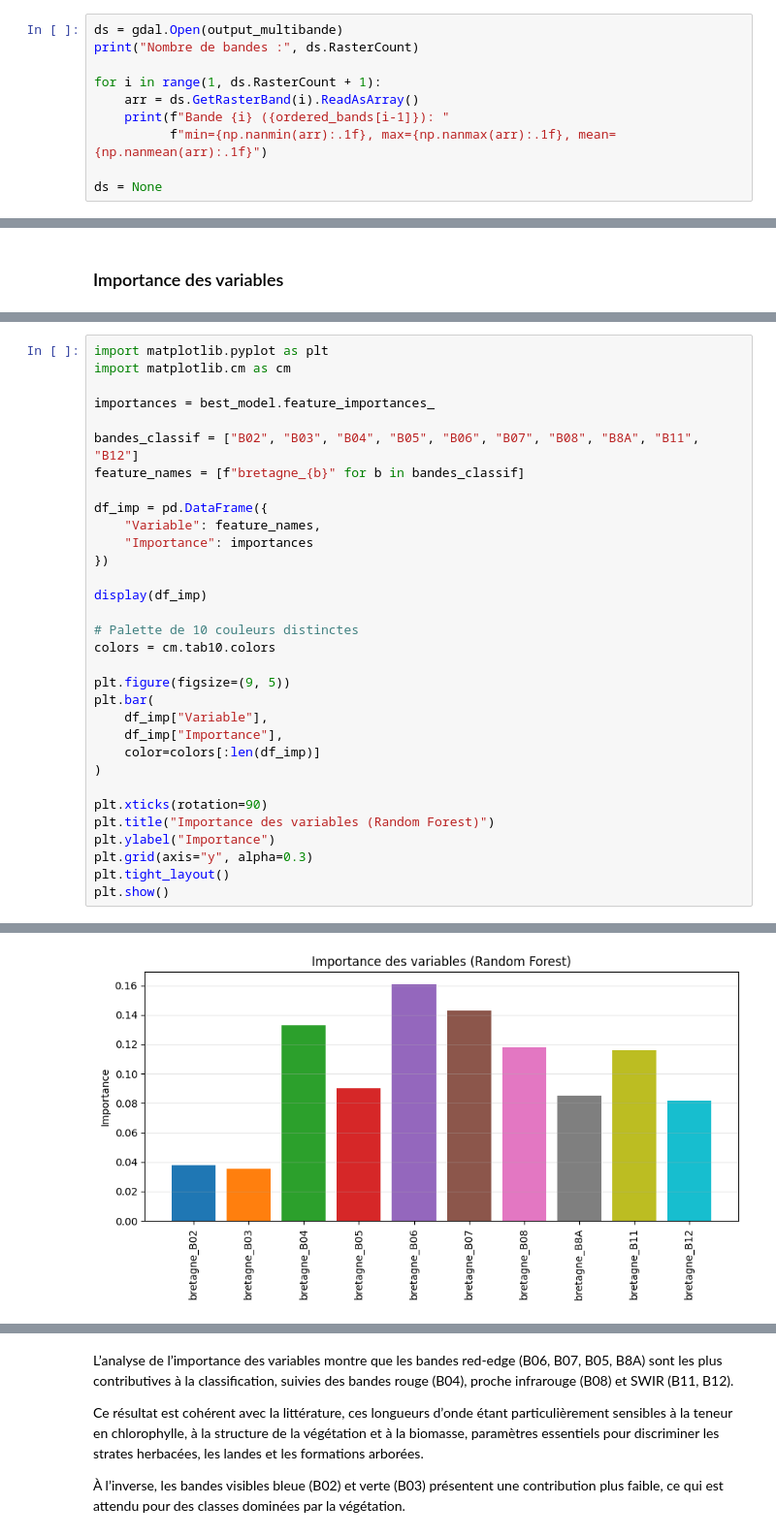
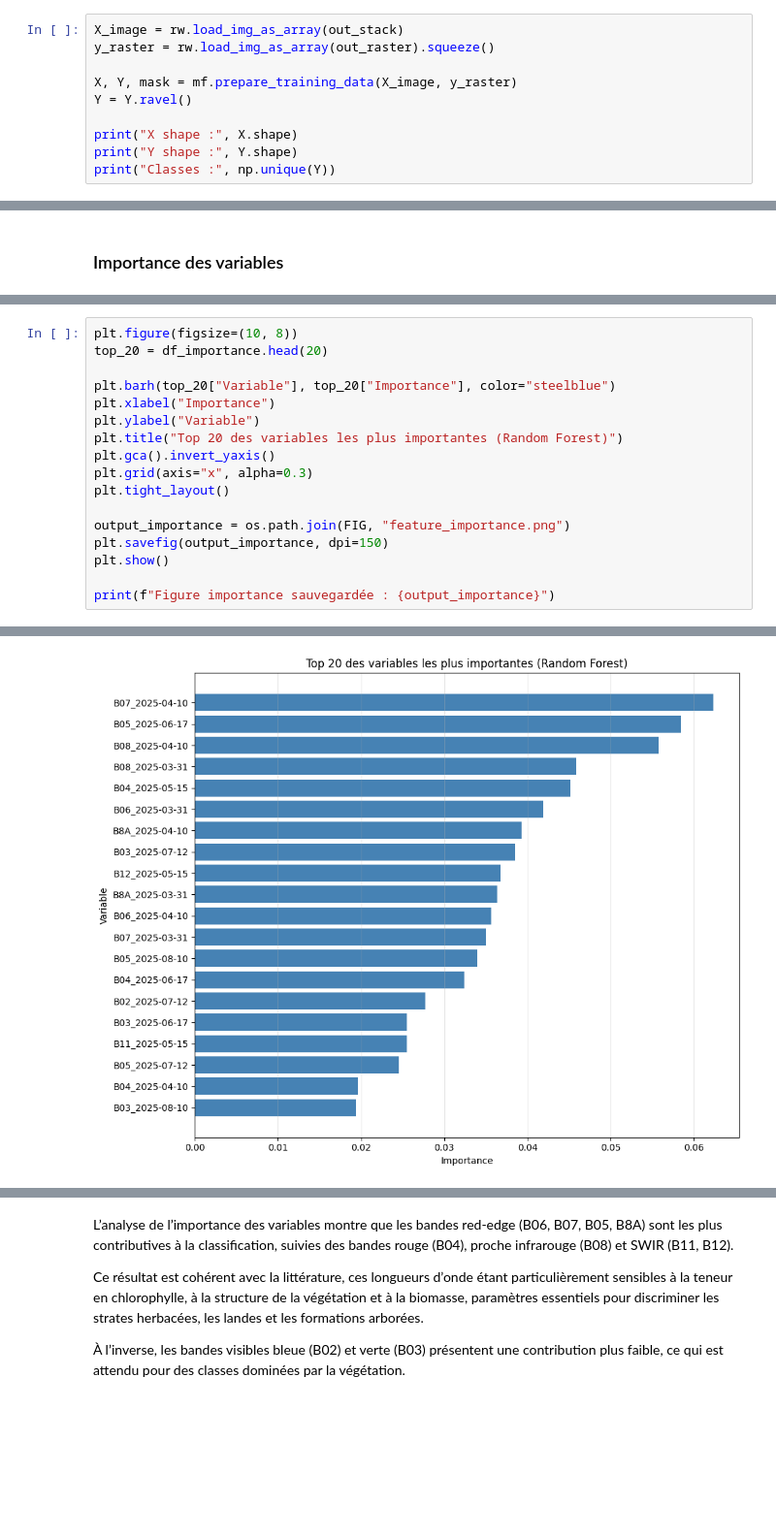
Before and after one commit to diallodjiby/projet_teledectection_DIALLO_Djiby, a Jupyter notebook: projet_telea_DIALLO_Djiby.ipynb, the cells around one changed output, grey strips where cells are left out. Shown at 97% size. Drawn from its saved outputs; the diff is of its cells as text; blank space fills up the shorter version.

```diff
--- a/projet_telea_DIALLO_Djiby.ipynb
+++ b/projet_telea_DIALLO_Djiby.ipynb
@@ -441,11 +599,11 @@ Bandes utilisées dans l'ordre :
 # %%
-ds = gdal.Open(output_multibande)
-print("Nombre de bandes :", ds.RasterCount)
+X_image = rw.load_img_as_array(out_stack)
+y_raster = rw.load_img_as_array(out_raster).squeeze()
 
-for i in range(1, ds.RasterCount + 1):
-    arr = ds.GetRasterBand(i).ReadAsArray()
-    print(f"Bande {i} ({ordered_bands[i-1]}): "
-          f"min={np.nanmin(arr):.1f}, max={np.nanmax(arr):.1f}, mean={np.nanmean(arr):.1f}")
+X, Y, mask = mf.prepare_training_data(X_image, y_raster)
+Y = Y.ravel()
 
-ds = None
+print("X shape :", X.shape)
+print("Y shape :", Y.shape)
+print("Classes :", np.unique(Y))
 # %% [output]
@@ -660,33 +814,18 @@ Matrice de confusion moyenne :
 # %%
-import matplotlib.pyplot as plt
-import matplotlib.cm as cm
+plt.figure(figsize=(10, 8))
+top_20 = df_importance.head(20)
 
-importances = best_model.feature_importances_
+plt.barh(top_20["Variable"], top_20["Importance"], color="steelblue")
+plt.xlabel("Importance")
+plt.ylabel("Variable")
+plt.title("Top 20 des variables les plus importantes (Random Forest)")
+plt.gca().invert_yaxis()
+plt.grid(axis="x", alpha=0.3)
+plt.tight_layout()
 
-bandes_classif = ["B02", "B03", "B04", "B05", "B06", "B07", "B08", "B8A", "B11", "B12"]
-feature_names = [f"bretagne_{b}" for b in bandes_classif]
+output_importance = os.path.join(FIG, "feature_importance.png")
+plt.savefig(output_importance, dpi=150)
+plt.show()
 
-df_imp = pd.DataFrame({
-    "Variable": feature_names,
-    "Importance": importances
-})
-
-display(df_imp)
-
-# Palette de 10 couleurs distinctes
-colors = cm.tab10.colors
-
-plt.figure(figsize=(9, 5))
-plt.bar(
-    df_imp["Variable"],
-    df_imp["Importance"],
-    color=colors[:len(df_imp)]
-)
-
-plt.xticks(rotation=90)
-plt.title("Importance des variables (Random Forest)")
-plt.ylabel("Importance")
-plt.grid(axis="y", alpha=0.3)
-plt.tight_layout()
-plt.show()
+print(f"Figure importance sauvegardée : {output_importance}")
 # %% [output]
@@ -704 +832 @@ plt.show()
-[figure, old version]
+[figure, new version]
```
Also changed, not shown: parts of 43 cells of this notebook, 1 other file.
